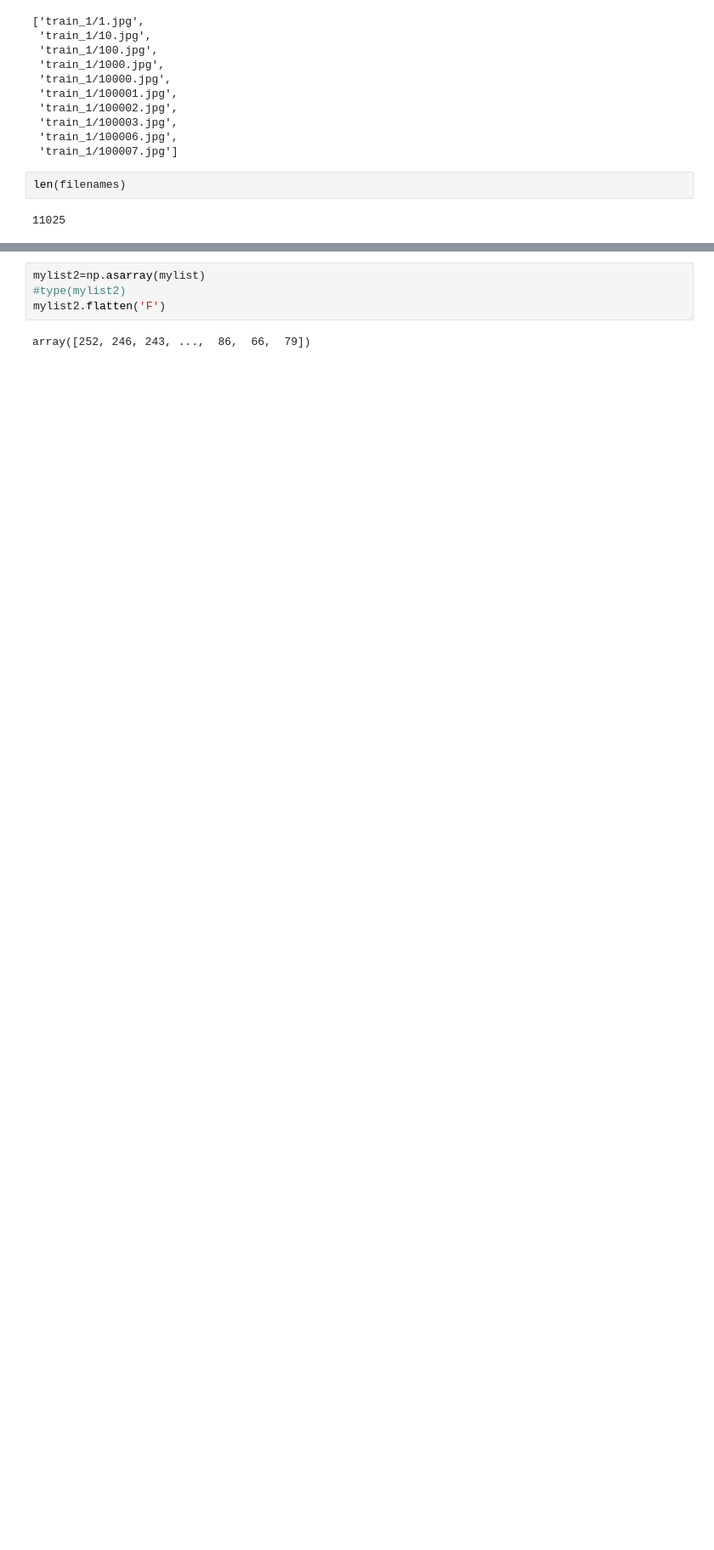
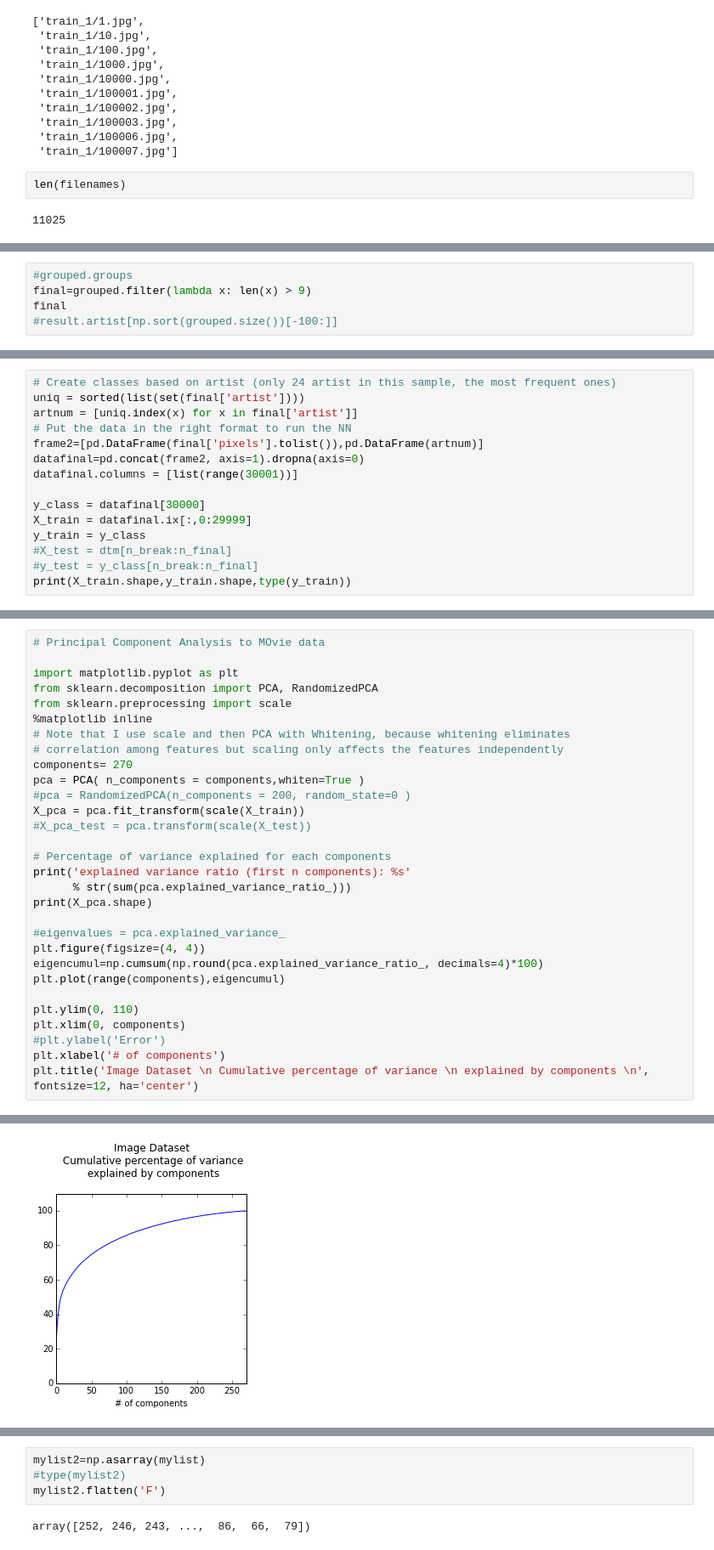
Before and after one commit to majorgowan/fifth_floor_art_critics, a Jupyter notebook: Notebooks/browse_paintings_C.ipynb, the cells around one changed output, grey strips where cells are left out. Shown at 85% size. Saved outputs shown, nothing was run; the diff lists cells and outputs as text; blank space fills up the shorter version.

```diff
--- a/Notebooks/browse_paintings_C.ipynb
+++ b/Notebooks/browse_paintings_C.ipynb
@@ -217,0 +254,5 @@ result = pd.concat([mylist, df4], axis=1, join_axes=[df1.index])
+# %%
+#grouped.groups
+final=grouped.filter(lambda x: len(x) > 9)
+final
+#result.artist[np.sort(grouped.size())[-100:]]
@@ -217,0 +278,15 @@ result = pd.concat([mylist, df4], axis=1, join_axes=[df1.index])
+# %%
+# Create classes based on artist (only 24 artist in this sample, the most frequent ones)
+uniq = sorted(list(set(final['artist'])))
+artnum = [uniq.index(x) for x in final['artist']]
+# Put the data in the right format to run the NN
+frame2=[pd.DataFrame(final['pixels'].tolist()),pd.DataFrame(artnum)]
+datafinal=pd.concat(frame2, axis=1).dropna(axis=0)
+datafinal.columns = [list(range(30001))]
+
+y_class = datafinal[30000]
+X_train = datafinal.ix[:,0:29999]
+y_train = y_class
+#X_test = dtm[n_break:n_final]
+#y_test = y_class[n_break:n_final]
+print(X_train.shape,y_train.shape,type(y_train))
@@ -217,0 +312,31 @@ result = pd.concat([mylist, df4], axis=1, join_axes=[df1.index])
+# %%
+# Principal Component Analysis to MOvie data
+
+import matplotlib.pyplot as plt
+from sklearn.decomposition import PCA, RandomizedPCA
+from sklearn.preprocessing import scale
+%matplotlib inline
+# Note that I use scale and then PCA with Whitening, because whitening eliminates
+# correlation among features but scaling only affects the features independently
+components= 270
+pca = PCA( n_components = components,whiten=True )
+#pca = RandomizedPCA(n_components = 200, random_state=0 )
+X_pca = pca.fit_transform(scale(X_train))
+#X_pca_test = pca.transform(scale(X_test))
+
+# Percentage of variance explained for each components
+print('explained variance ratio (first n components): %s'
+      % str(sum(pca.explained_variance_ratio_)))
+print(X_pca.shape)
+
+#eigenvalues = pca.explained_variance_
+plt.figure(figsize=(4, 4))
+eigencumul=np.cumsum(np.round(pca.explained_variance_ratio_, decimals=4)*100)
+plt.plot(range(components),eigencumul)
+
+plt.ylim(0, 110)
+plt.xlim(0, components)
+#plt.ylabel('Error')
+plt.xlabel('# of components')
+plt.title('Image Dataset \n Cumulative percentage of variance \n explained by components \n', fontsize=12, ha='center')
+# %% [output]
@@ -217,0 +346 @@ result = pd.concat([mylist, df4], axis=1, join_axes=[df1.index])
+[figure, added]
```
Also changed, not shown: parts of 22 cells of this notebook.
